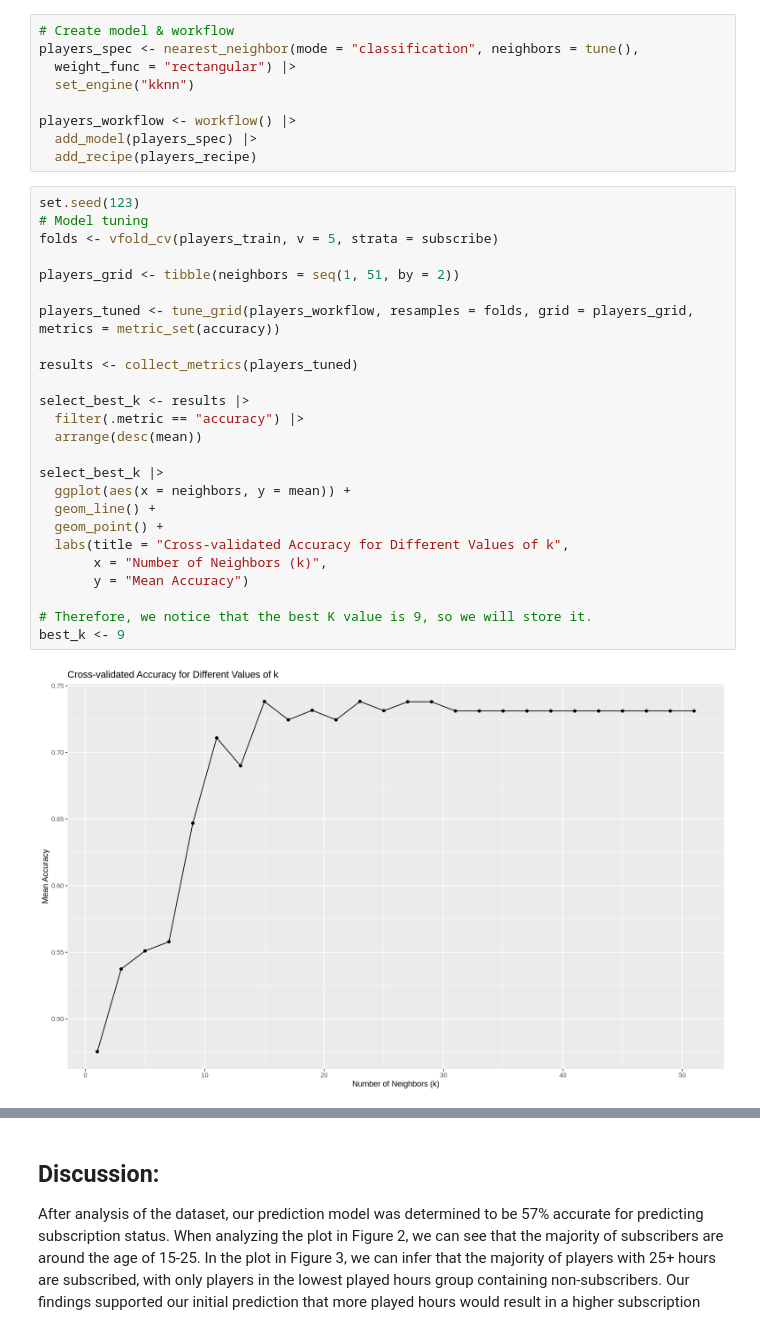
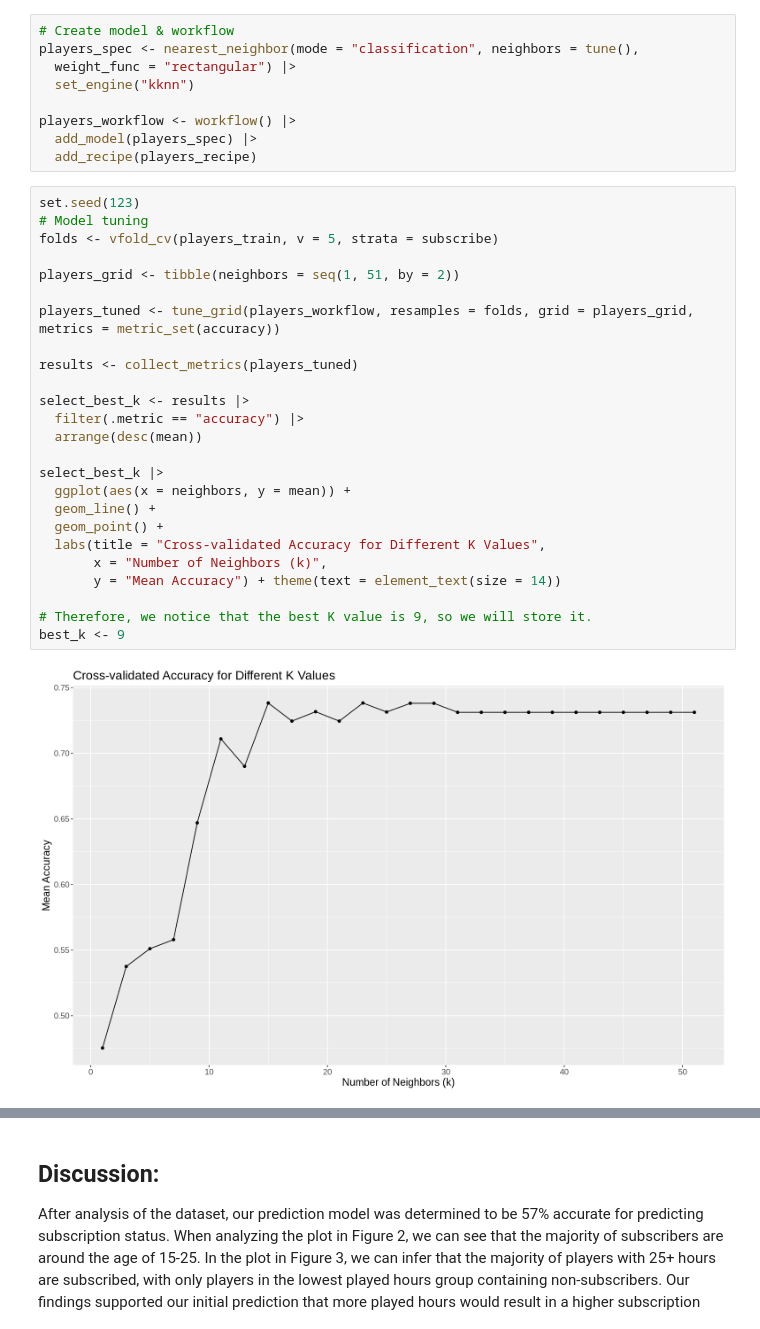
Before and after one commit to chantalfl18/DSCI-Final-Project, a Jupyter notebook: DSCI-Final-Project.ipynb, the cells around one changed output, grey strips where cells are left out. Saved outputs shown, nothing was run; the diff lists cells and outputs as text.

Commit message:
Added new KNN Classification Graph

```diff
--- a/DSCI-Final-Project.ipynb
+++ b/DSCI-Final-Project.ipynb
@@ -188,30 +188,30 @@ players_workflow <- workflow() |>
 # %%
 set.seed(123)
 # Model tuning
 folds <- vfold_cv(players_train, v = 5, strata = subscribe)
 
 players_grid <- tibble(neighbors = seq(1, 51, by = 2))
 
 players_tuned <- tune_grid(players_workflow, resamples = folds, grid = players_grid, metrics = metric_set(accuracy))
 
 results <- collect_metrics(players_tuned)
 
 select_best_k <- results |>
   filter(.metric == "accuracy") |>
   arrange(desc(mean))
 
 select_best_k |>
   ggplot(aes(x = neighbors, y = mean)) +
   geom_line() +
   geom_point() +
-  labs(title = "Cross-validated Accuracy for Different Values of k",
+  labs(title = "Cross-validated Accuracy for Different K Values",
        x = "Number of Neighbors (k)",
-       y = "Mean Accuracy")
+       y = "Mean Accuracy") + theme(text = element_text(size = 14))
 
 # Therefore, we notice that the best K value is 9, so we will store it.
 best_k <- 9
 # %% [output]
-[figure, old version]
+[figure, new version]
 # %%
 # Rebuild with the best K
 players_model_bestk <- nearest_neighbor (mode = "classification",neighbors = best_k) |> set_engine("kknn")
```
Also changed, not shown: parts of 3 cells of this notebook.
